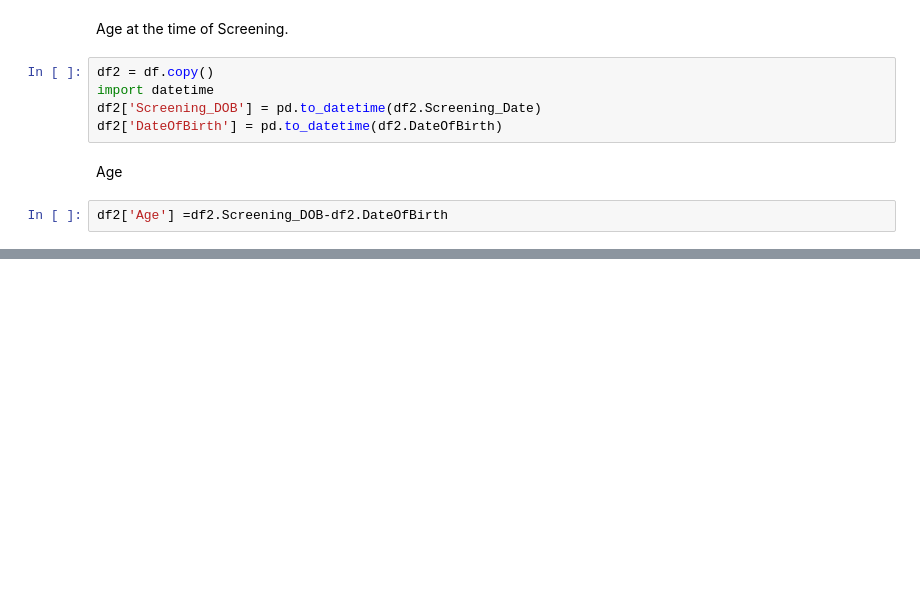
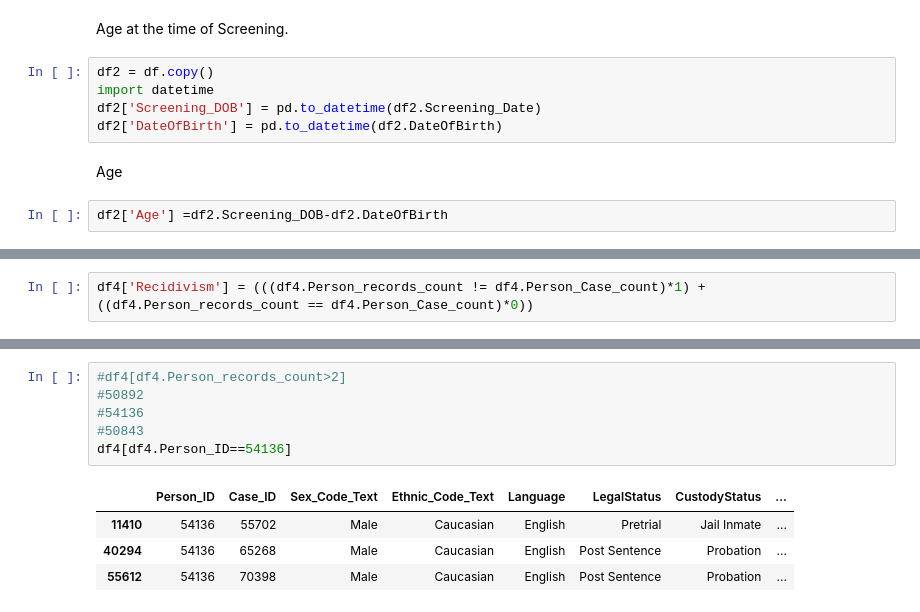
Before and after one commit to kpratikin/Credit-Card-Fraud, a Jupyter notebook: ML_Project.ipynb, the cells around one changed output, grey strips where cells are left out. Cells and saved outputs as stored; diff of their text form; blank space fills up the shorter version.

```diff
--- a/ML_Project.ipynb
+++ b/ML_Project.ipynb
@@ -367,0 +430,2 @@ ValueError: ignored
+# %%
+df4['Recidivism'] = (((df4.Person_records_count != df4.Person_Case_count)*1) + ((df4.Person_records_count == df4.Person_Case_count)*0))
@@ -367,0 +462,11 @@ ValueError: ignored
+# %%
+#df4[df4.Person_records_count>2]
+#50892
+#54136
+#50843
+df4[df4.Person_ID==54136]
+# %% [output]
+|  | Person_ID | Case_ID | Sex_Code_Text | Ethnic_Code_Text | Language | LegalStatus | CustodyStatus | ... |
+| 11410 | 54136 | 55702 | Male | Caucasian | English | Pretrial | Jail Inmate | ... |
+| 40294 | 54136 | 65268 | Male | Caucasian | English | Post Sentence | Probation | ... |
+| 55612 | 54136 | 70398 | Male | Caucasian | English | Post Sentence | Probation | ... |
```
Also changed, not shown: parts of 21 cells of this notebook.
